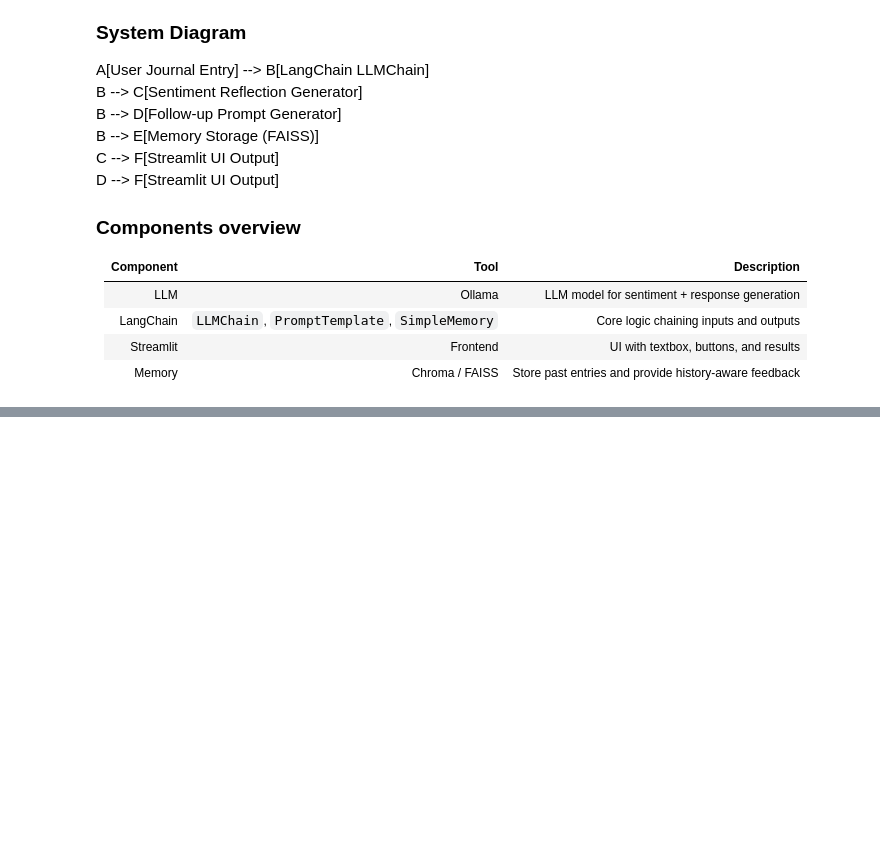
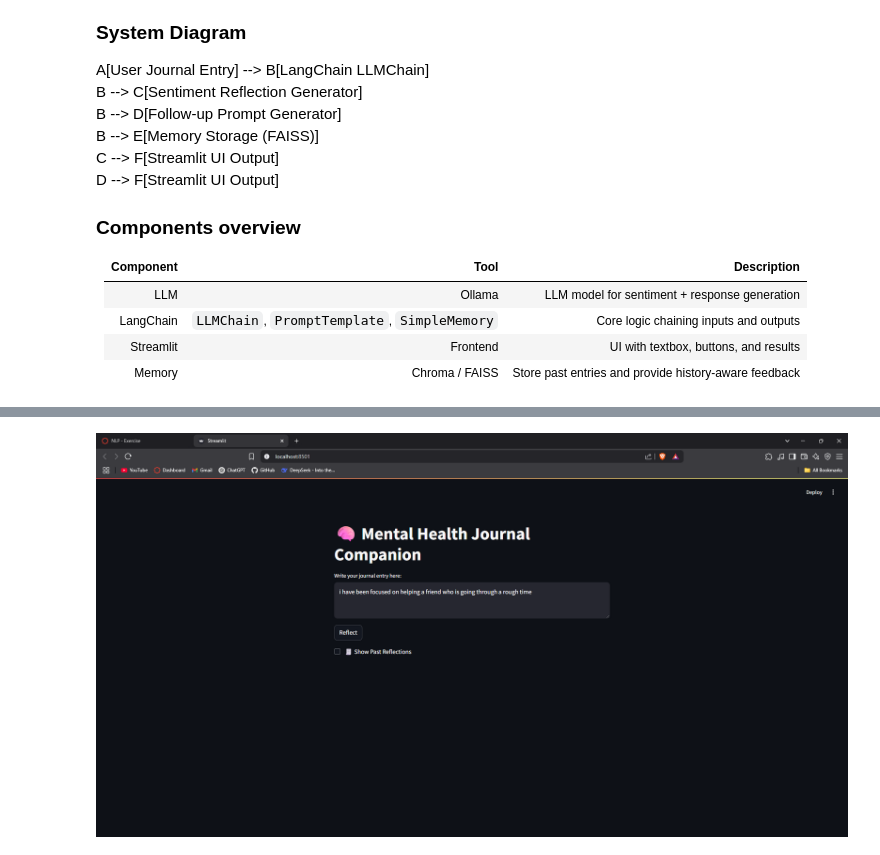
Before and after one commit to LuukMaessen-code/NLP, a Jupyter notebook: NLP.ipynb, the cells around one changed output, grey strips where cells are left out. Drawn from its saved outputs; the diff is of its cells as text; code cells hidden in the pictures; blank space fills up the shorter version.

```diff
--- a/NLP.ipynb
+++ b/NLP.ipynb
@@ -28,0 +149,6 @@ D --> F[Streamlit UI Output]
+# %%
+# Show image of frontend
+from IPython.display import Image, display
+display(Image(filename='./screenshots/frontend.png'))
+# %% [output]
+[figure, added]
```
Also changed, not shown: parts of 14 cells of this notebook.
